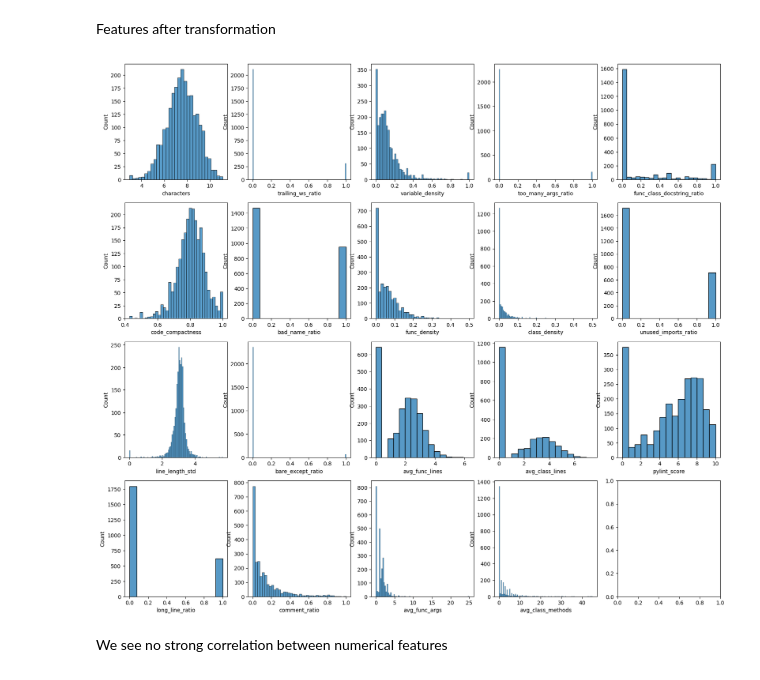
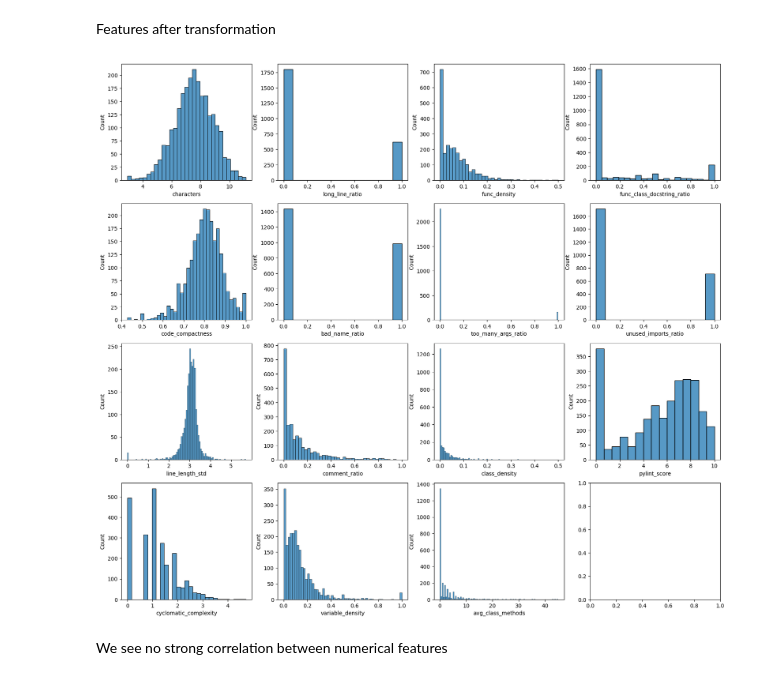
Before and after one commit to n-zalok/Python-Editor, a Jupyter notebook: notebooks/feature_generation_v2.ipynb, the cells around one changed output. Drawn from its saved outputs; the diff is of its cells as text; code cells hidden in the pictures.

```diff
--- a/notebooks/feature_generation_v2.ipynb
+++ b/notebooks/feature_generation_v2.ipynb
@@ -16,8 +14,8 @@ from python_editor.feature_generation_v2 import generate_features, FEATURES
 df = df.drop(columns=["NUM_CHARS", "pylint_text", "executable_code"])
 
 features = df.progress_apply(generate_features, axis=1, result_type="expand")
-df = df.join(features)
-df.head()
+df_features = df.join(features)
+df_features.head()
 # %% [output]
 |  | text | repo_name | path | license | pylint_score | embedding | developer | characters | ... |
 | 0 | """\nOutlier Detection using Tuke... | trademob/anna-molly | lib/plugins/tukeys_filter.py | mit | 7.634409 | [-0.38697323, 0.24379842, 0.23942... | trademob | 5255.0 | ... |
@@ -31,7 +29,7 @@ Split data
 # %%
 from python_editor.data_processing import split_by_developer
 
-train, test = split_by_developer(df, test_size=0.3, random_state=0)
+train, test = split_by_developer(df_features, test_size=0.3, random_state=0)
 # %% [markdown]
 Looking at skewness of generated features we see some heavily skewed features like avg_func_lines and line_length_std. Transformation will be helpful
 # %%
@@ -66,7 +60,7 @@ dtype: float64
 import matplotlib.pyplot as plt
 import seaborn as sns
 
-fig , axes = plt.subplots(nrows=4, ncols=5, figsize=(20,18))
+fig , axes = plt.subplots(nrows=4, ncols=4, figsize=(20,18))
 for i , feature in enumerate(num_features):
     sns.histplot(data=train, x=feature, ax=axes[i%4, i//4])
 plt.show()
@@ -78,10 +72,9 @@ We will apply log transform on skewed features that spans a wide range of values
 import numpy as np
 
 log_features = [
-    "avg_func_lines",
+    "characters",
     "line_length_std",
-    "avg_class_lines",
-    "characters"
+    "cyclomatic_complexity"
 ]
 
 train.loc[:, log_features] = np.log1p(train[log_features])
@@ -101,12 +92,12 @@ train.loc[:, binary_features] = (train[binary_features] > 0).astype(int)
 # %% [markdown]
 Features after transformation
 # %%
-fig , axes = plt.subplots(nrows=4, ncols=5, figsize=(20,18))
+fig , axes = plt.subplots(nrows=4, ncols=4, figsize=(20,18))
 for i , feature in enumerate(num_features):
     sns.histplot(data=train, x=feature, ax=axes[i%4, i//4])
 plt.show()
 # %% [output]
-[figure, old version]
+[figure, new version]
 # %% [markdown]
 We see no strong correlation between numerical features
 # %%
```
Also changed, not shown: parts of 8 cells of this notebook, 1 other file.
